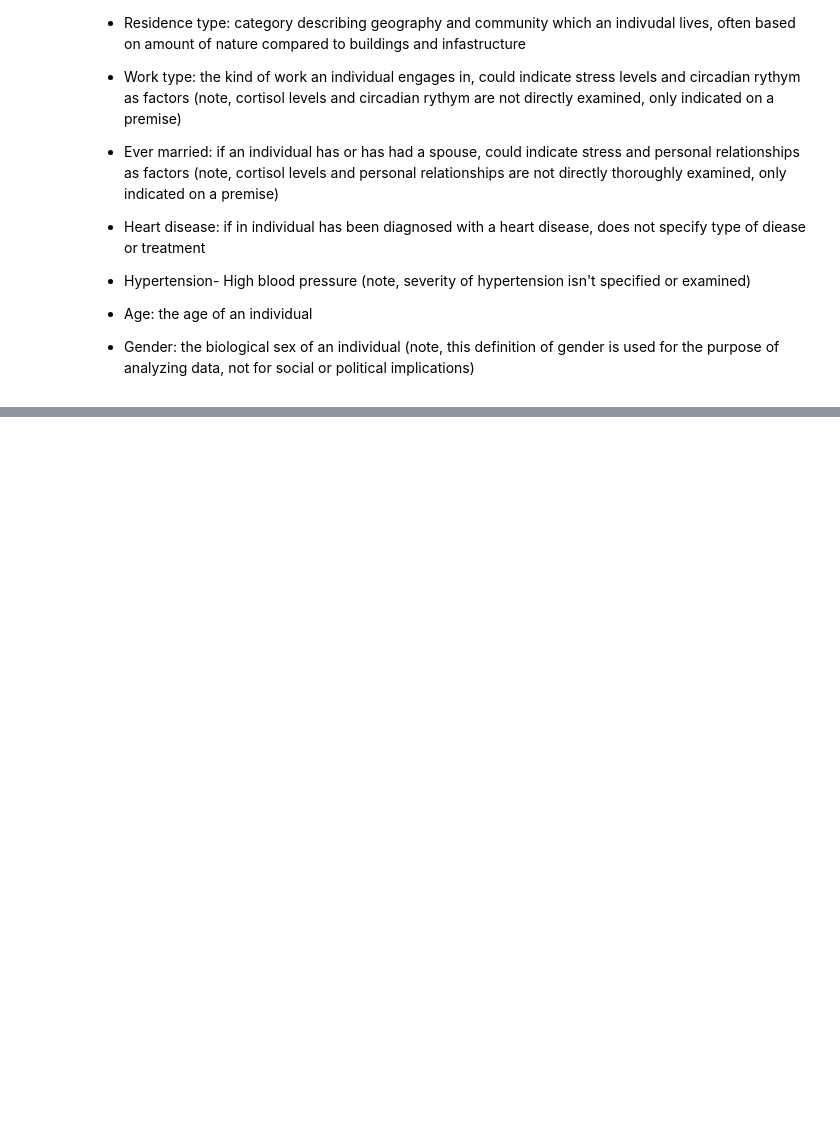
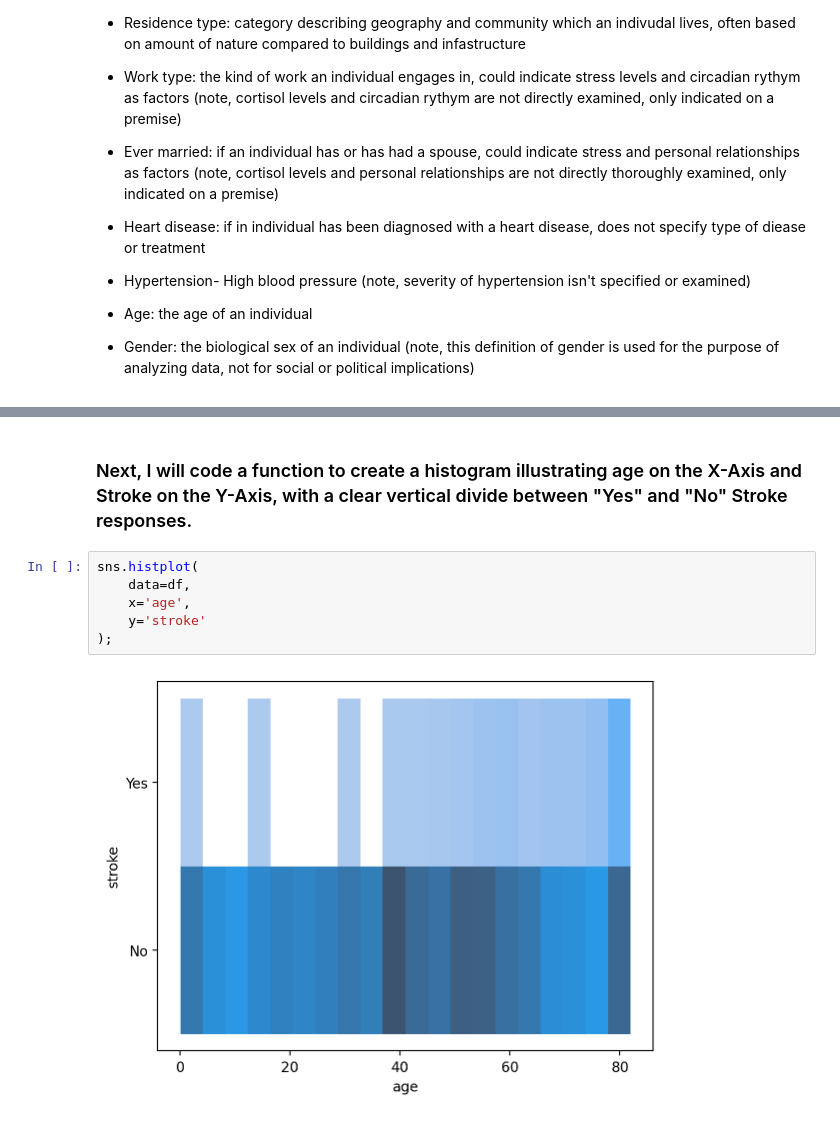
Before and after one commit to juliannachavez/PUBH1142, a Jupyter notebook: Stroke_Analysis.ipynb, the cells around one changed output, grey strips where cells are left out. Cells and saved outputs as stored; diff of their text form; blank space fills up the shorter version.

```diff
--- a/Stroke_Analysis.ipynb
+++ b/Stroke_Analysis.ipynb
@@ -36,0 +185,10 @@ df = pd.read_csv('https://raw.githubusercontent.com/juanklopper/TutorialData/mai
+# %% [markdown]
+### Next, I will code a function to create a histogram illustrating age on the X-Axis and Stroke on the Y-Axis, with a clear vertical divide between "Yes" and "No" Stroke responses.
+# %%
+sns.histplot(
+    data=df,
+    x='age',
+    y='stroke'
+);
+# %% [output]
+[figure, added]
```
Also changed, not shown: parts of 70 cells of this notebook.
